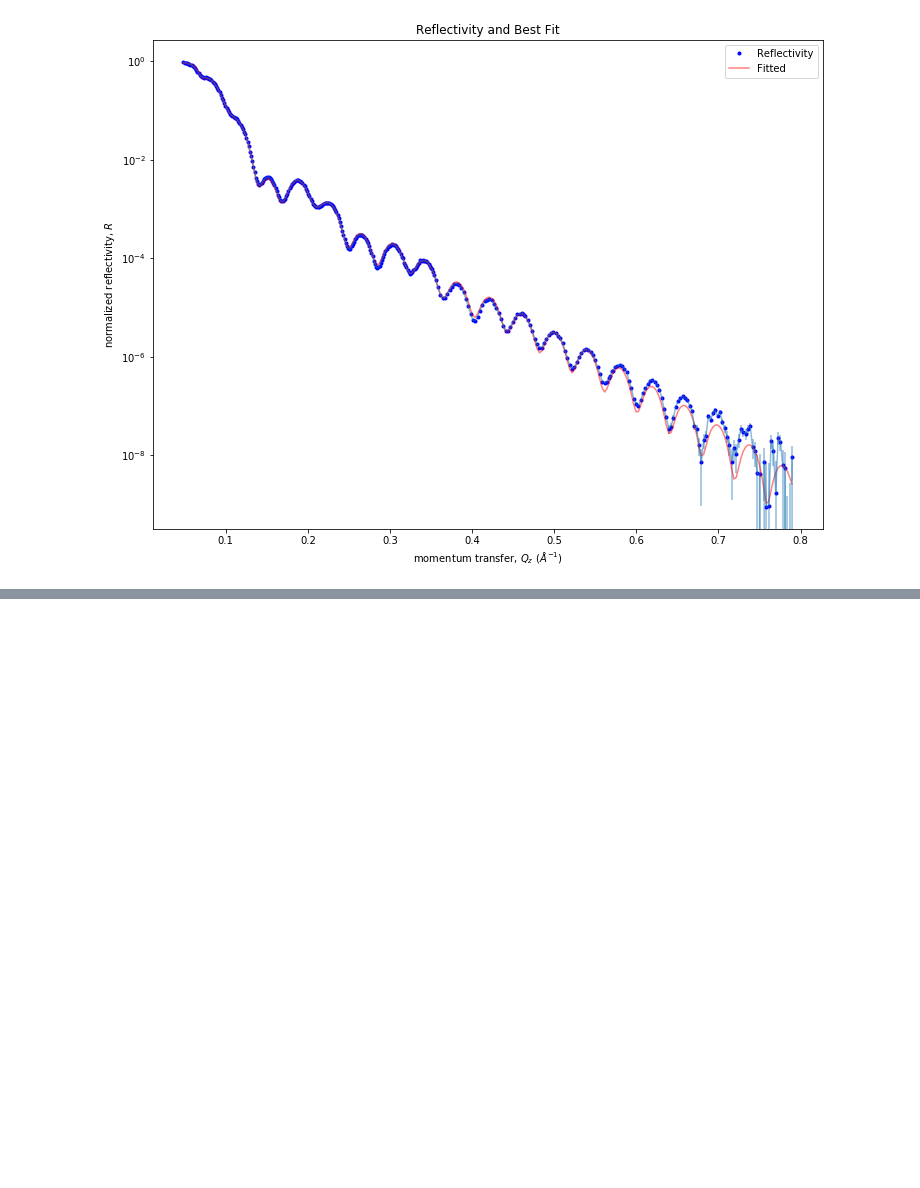
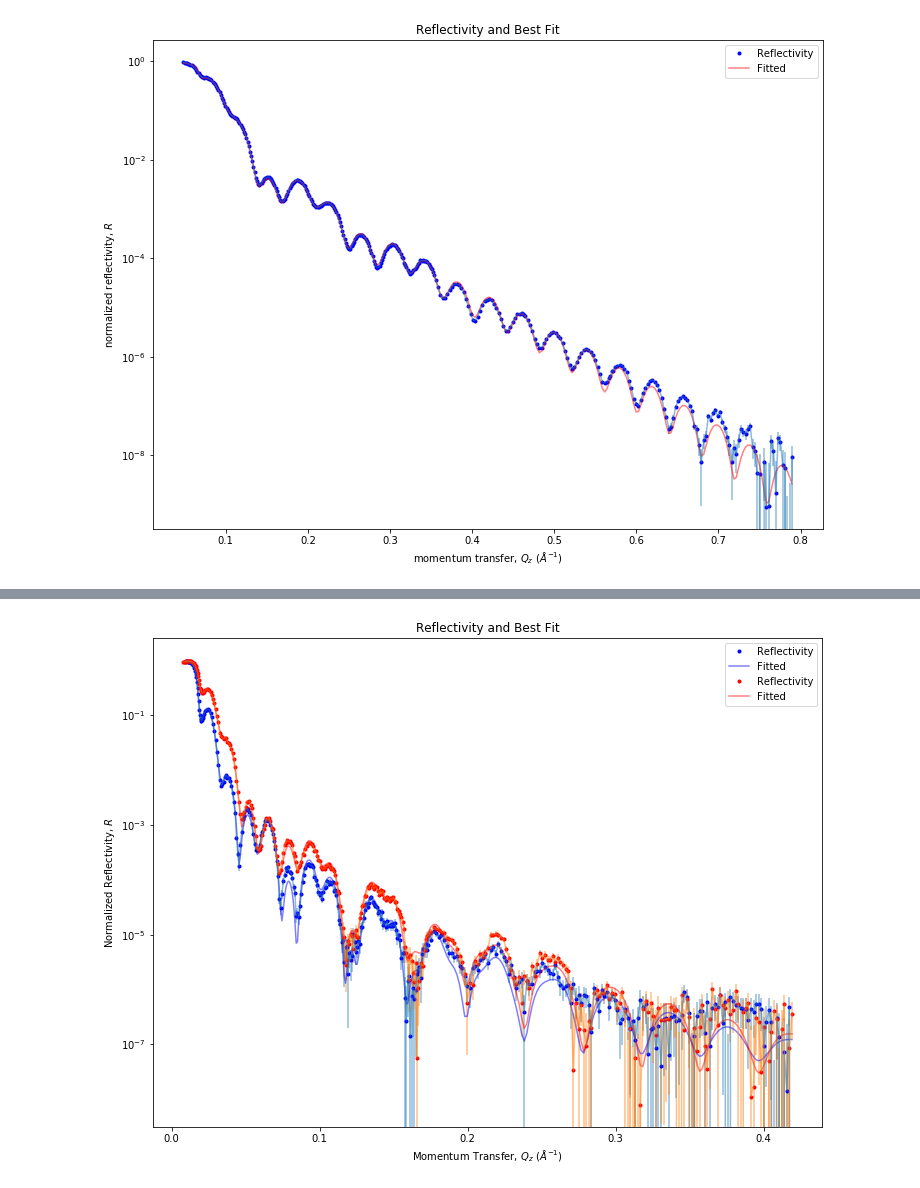
Before and after one commit to brianjosey/Autoplotting, a Jupyter notebook: Plotting.ipynb, the cells around one changed output, grey strips where cells are left out. Cells and saved outputs as stored; diff of their text form; code cells hidden in the pictures; blank space fills up the shorter version.

```diff
--- a/Plotting.ipynb
+++ b/Plotting.ipynb
@@ -125,0 +171,14 @@ fig.savefig("Reflectivity.pdf")
+# %%
+# Load Reflectivity Data for Magnetic
+
+mag_reflA = pd.read_csv("R1_Ar-refl.datA", delim_whitespace=True, header = 2, usecols=[
+    '#','Q','(1/A)','dQ', '(1/A).1', 'R'
+    ])
+mag_reflA.columns = ['Q','dQ','R','dR','theory','fresnel']
+print(mag_reflA)
+
+mag_reflD = pd.read_csv("R1_Ar-refl.datD", delim_whitespace=True, header = 2, usecols=[
+    '#','Q','(1/A)','dQ', '(1/A).1', 'R'
+    ])
+mag_reflD.columns = ['Q','dQ','R','dR','theory','fresnel']
+print(mag_reflD)
@@ -125,0 +203,21 @@ fig.savefig("Reflectivity.pdf")
+# %%
+# Plotting Reflectometry
+fig, ax = plt.subplots()
+
+plt.plot(mag_reflA.Q, mag_reflA.R, ".b", label = "Reflectivity", alpha = 1)
+plt.plot(mag_reflA.Q, mag_reflA.theory, "-b", label = "Fitted", alpha = 0.5)
+plt.plot(mag_reflD.Q, mag_reflD.R, ".r", label = "Reflectivity", alpha = 1)
+plt.plot(mag_reflD.Q, mag_reflD.theory, "-r", label = "Fitted", alpha = 0.5)
+
+plt.legend(loc="upper right")
+
+ax.errorbar(mag_reflA.Q, mag_reflA.R, yerr=mag_reflA.dR, fmt='-', alpha =0.5)
+ax.errorbar(mag_reflD.Q, mag_reflD.R, yerr=mag_reflD.dR, fmt='-', alpha =0.5)
+ax.set(xlabel=r"Momentum Transfer, $Q_{z}\ (Å^{-1})$", ylabel=r"Normalized Reflectivity, $R$",
+       title="Reflectivity and Best Fit")
+ax.semilogy()
+
+plt.show()
+fig.savefig("Mag_Reflectivity.pdf")
+# %% [output]
+[figure, added]
```
Also changed, not shown: parts of 6 cells of this notebook.
